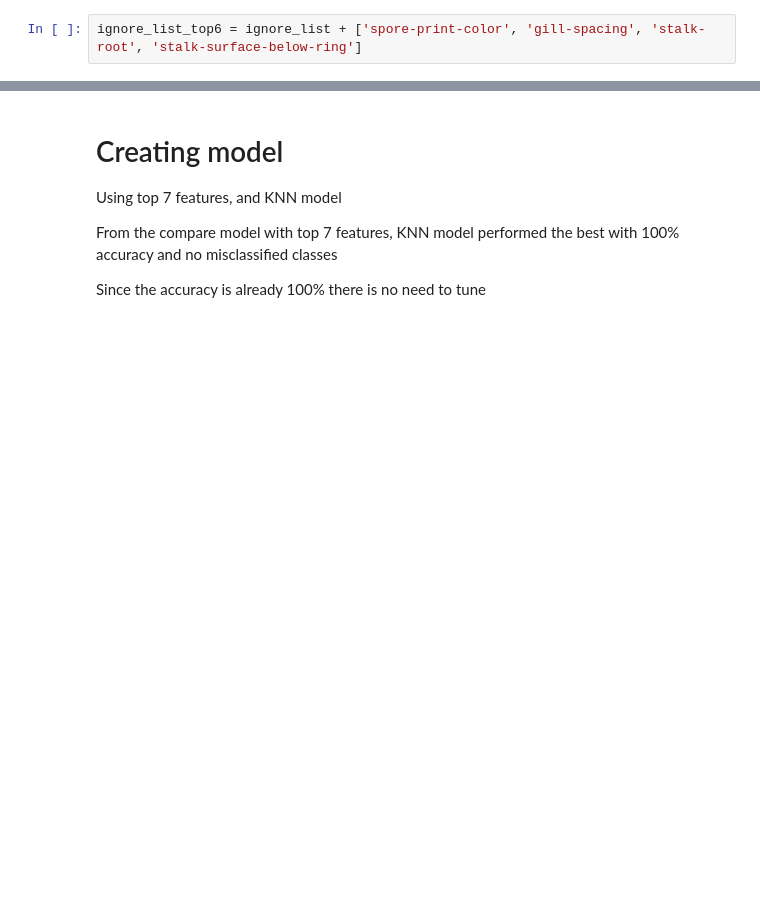
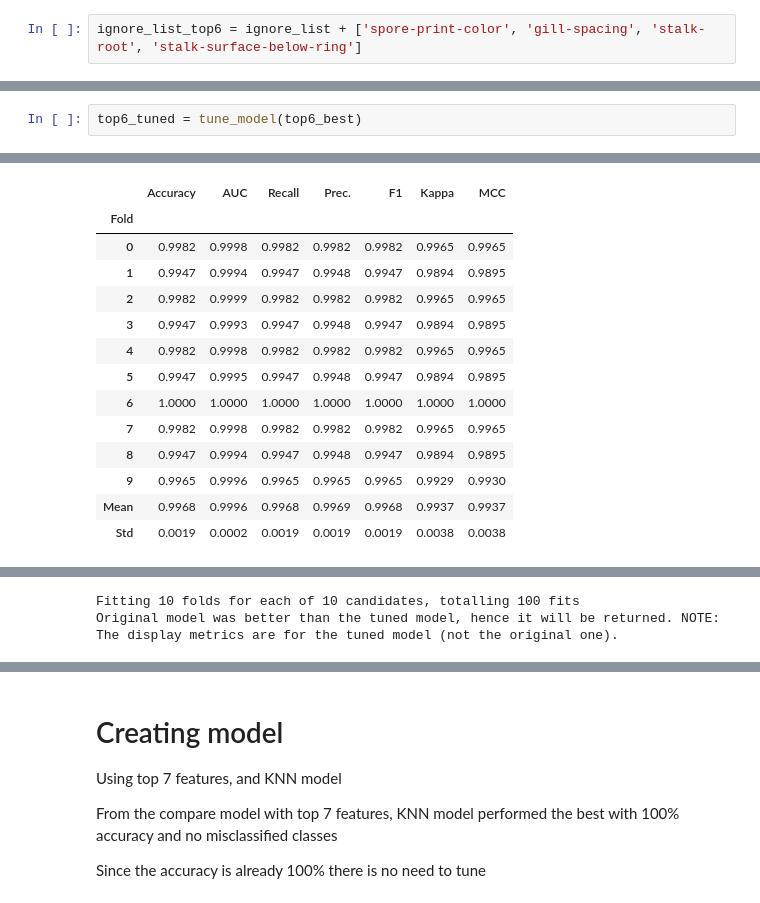
Before and after one commit to amberyeoe/mlops_assignment, a Jupyter notebook: notebooks/amber_mushroom.ipynb, the cells around one changed output, grey strips where cells are left out. Drawn from its saved outputs; the diff is of its cells as text; blank space fills up the shorter version.

```diff
--- a/notebooks/amber_mushroom.ipynb
+++ b/notebooks/amber_mushroom.ipynb
@@ -458,0 +483,3 @@ Hence, we should aim for model with 100% accuracy and users inputing 7 inputs in
+# %%
+top6_tuned = tune_model(top6_best)
+# %% [output]
@@ -458,0 +487,14 @@ Hence, we should aim for model with 100% accuracy and users inputing 7 inputs in
+|  | Accuracy | AUC | Recall | Prec. | F1 | Kappa | MCC |
+| Fold |  |  |  |  |  |  |  |
+| 0 | 0.9982 | 0.9998 | 0.9982 | 0.9982 | 0.9982 | 0.9965 | 0.9965 |
+| 1 | 0.9947 | 0.9994 | 0.9947 | 0.9948 | 0.9947 | 0.9894 | 0.9895 |
+| 2 | 0.9982 | 0.9999 | 0.9982 | 0.9982 | 0.9982 | 0.9965 | 0.9965 |
+| 3 | 0.9947 | 0.9993 | 0.9947 | 0.9948 | 0.9947 | 0.9894 | 0.9895 |
+| 4 | 0.9982 | 0.9998 | 0.9982 | 0.9982 | 0.9982 | 0.9965 | 0.9965 |
+| 5 | 0.9947 | 0.9995 | 0.9947 | 0.9948 | 0.9947 | 0.9894 | 0.9895 |
+| 6 | 1.0000 | 1.0000 | 1.0000 | 1.0000 | 1.0000 | 1.0000 | 1.0000 |
+| 7 | 0.9982 | 0.9998 | 0.9982 | 0.9982 | 0.9982 | 0.9965 | 0.9965 |
+| 8 | 0.9947 | 0.9994 | 0.9947 | 0.9948 | 0.9947 | 0.9894 | 0.9895 |
+| 9 | 0.9965 | 0.9996 | 0.9965 | 0.9965 | 0.9965 | 0.9929 | 0.9930 |
+| Mean | 0.9968 | 0.9996 | 0.9968 | 0.9969 | 0.9968 | 0.9937 | 0.9937 |
+| Std | 0.0019 | 0.0002 | 0.0019 | 0.0019 | 0.0019 | 0.0038 | 0.0038 |
@@ -458,0 +502,2 @@ Hence, we should aim for model with 100% accuracy and users inputing 7 inputs in
+Fitting 10 folds for each of 10 candidates, totalling 100 fits
+Original model was better than the tuned model, hence it will be returned. NOTE: The display metrics are for the tuned model (not the original one).
```
Also changed, not shown: parts of 36 cells of this notebook, 12 other files.
